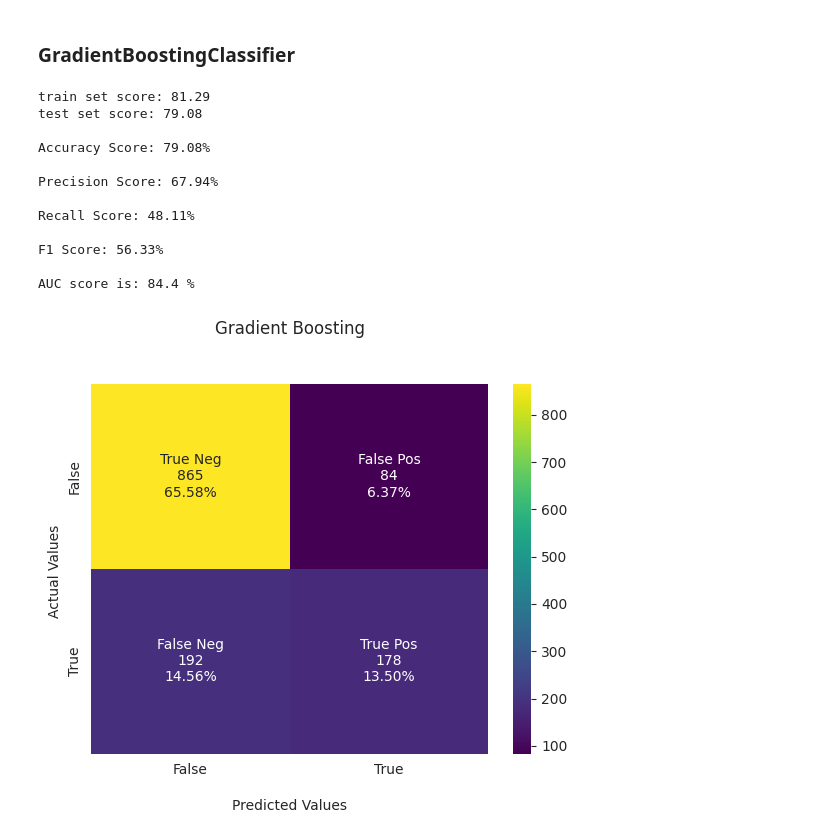
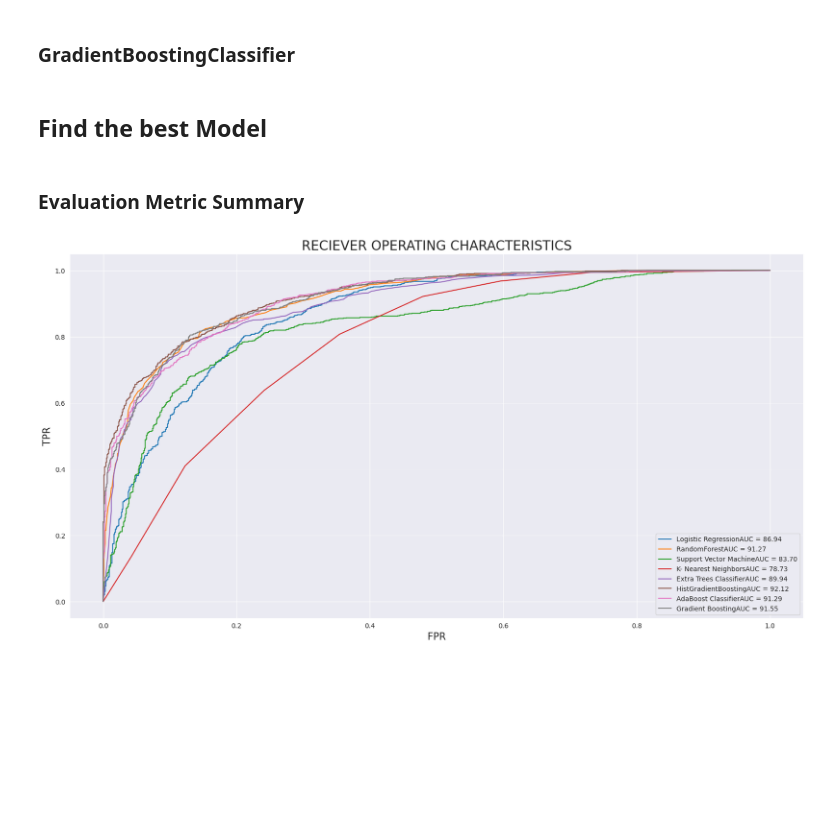
Before and after one commit to slickHnaa/Career_Accelerator_LP3-Classifcation, a Jupyter notebook: 01_Churn.ipynb, the cells around one changed output. Saved outputs shown, nothing was run; the diff lists cells and outputs as text; code cells hidden in the pictures; blank space fills up the shorter version.

```diff
--- a/01_Churn.ipynb
+++ b/01_Churn.ipynb
@@ -1113,8 +1046,0 @@ AUC score is: 90.33 %
-# %%
-# split data into train+validation set and test set
-X_trainval, X_test, y_trainval, y_test = train_test_split(X, y, random_state=0)
-
-# split train+validation set into training and validation sets
-X_train, X_valid, y_train, y_valid = train_test_split(X_trainval, y_trainval, random_state=1)
-
-print("Size of training set: {}\n size of validation set: {}\n size of test set:" " {}\n".format(X_train.shape[0], X_valid.shape[0], X_test.shape[0]))
@@ -1154,9 +1076,9 @@ print()
 FS_dt = round(f1_score(y_valid, dy_predict), 2)
 print("F1 Score: {}%".format(FS_dt))
 print()
-fpr1, tpr1, threshold = roc_curve(y_valid, pred_LPdt)
-roc_auc = metrics.auc(fpr1, tpr1)
-LPhgbA = round(metrics.auc(fpr1, tpr1)*100, 2)
+fpr6, tpr6, threshold = roc_curve(y_valid, pred_LPdt)
+roc_auc = metrics.auc(fpr6, tpr6)
+LPhgbA = round(metrics.auc(fpr6, tpr6)*100, 2)
 print(f'AUC score is:', LPhgbA,'%')
 print()
 confusion = confusion_matrix(y_valid, dy_predict)
@@ -1209,9 +1117,9 @@ print()
 FS_rf = round(f1_score(y_valid, ry_predict)*100, 2)
 print("F1 Score: {}%".format(FS_rf))
 print()
-fpr2, tpr2, threshold = roc_curve(y_valid, pred_LPrf)
-roc_auc = metrics.auc(fpr2, tpr2)
-LPabtA = round(metrics.auc(fpr2, tpr2)*100, 2)
+fpr7, tpr7, threshold = roc_curve(y_valid, pred_LPrf)
+roc_auc = metrics.auc(fpr7, tpr7)
+LPabtA = round(metrics.auc(fpr7, tpr7)*100, 2)
 print(f'AUC score is:', LPabtA,'%')
 print()
 confusion = confusion_matrix(y_valid, ry_predict)
@@ -1265,25 +1159,15 @@ print()
 FS_gbm = round(f1_score(y_valid, gy_predict)*100, 2)
 print("F1 Score: {}%".format(FS_gbm))
 print()
-fpr5, tpr5, threshold = roc_curve(y_valid, pred_LPgbm)
-roc_auc = metrics.auc(fpr5, tpr5)
-LPgbmA = round(metrics.auc(fpr5, tpr5)*100, 2)
+fpr8, tpr8, threshold = roc_curve(y_valid, pred_LPgbm)
+roc_auc = metrics.auc(fpr8, tpr8)
+LPgbmA = round(metrics.auc(fpr8, tpr8)*100, 2)
 print(f'AUC score is:', LPgbmA,'%')
 print()
 confusion = confusion_matrix(y_valid, gy_predict)
 #print("Confusion matrix:\n{}".format(confusion))
 plot_metric(confusion, "Gradient Boosting")
-# %% [output]
-train set score: 81.29
-test set score: 79.08
-
-Accuracy Score: 79.08%
-
-Precision Score: 67.94%
-
-Recall Score: 48.11%
-
-F1 Score: 56.33%
-
-AUC score is: 84.4 %
-[figure, removed]
+# %% [markdown]
+## Find the best Model
+# %% [markdown]
+### Evaluation Metric Summary
@@ -1289,0 +1192,17 @@ AUC score is: 84.4 %
+# %%
+plt.figure(figsize = (20,10))
+plt.plot(fpr1,tpr1, label = 'Logistic Regression' 'AUC = %0.2f' %  LPlrA)
+plt.plot(fpr2,tpr2, label = 'RandomForest' 'AUC = %0.2f' % crfA)
+plt.plot(fpr3,tpr3, label = 'Support Vector Machine' 'AUC = %0.2f' % csvcA)
+plt.plot(fpr4,tpr4, label = 'K- Nearest Neighbors' 'AUC = %0.2f' % cknnA)
+plt.plot(fpr5,tpr5, label = 'Extra Trees Classifier' 'AUC = %0.2f' % crcA)
+plt.plot(fpr6,tpr6, label ='HistGradientBoosting' 'AUC = %0.2f' % LPhgbA)
+plt.plot(fpr7,tpr7, label = 'AdaBoost Classifier' 'AUC = %0.2f' % LPabtA)
+plt.plot(fpr8,tpr8, label = 'Gradient Boosting' 'AUC = %0.2f' % LPgbmA)
+plt.legend(loc = 'best')
+plt.xlabel('FPR', fontsize = 15)
+plt.ylabel('TPR', fontsize = 15)
+plt.title('RECIEVER OPERATING CHARACTERISTICS', fontsize = 20)
+plt.show()
+# %% [output]
+[figure, added]
```
Also changed, not shown: parts of 24 cells of this notebook.
